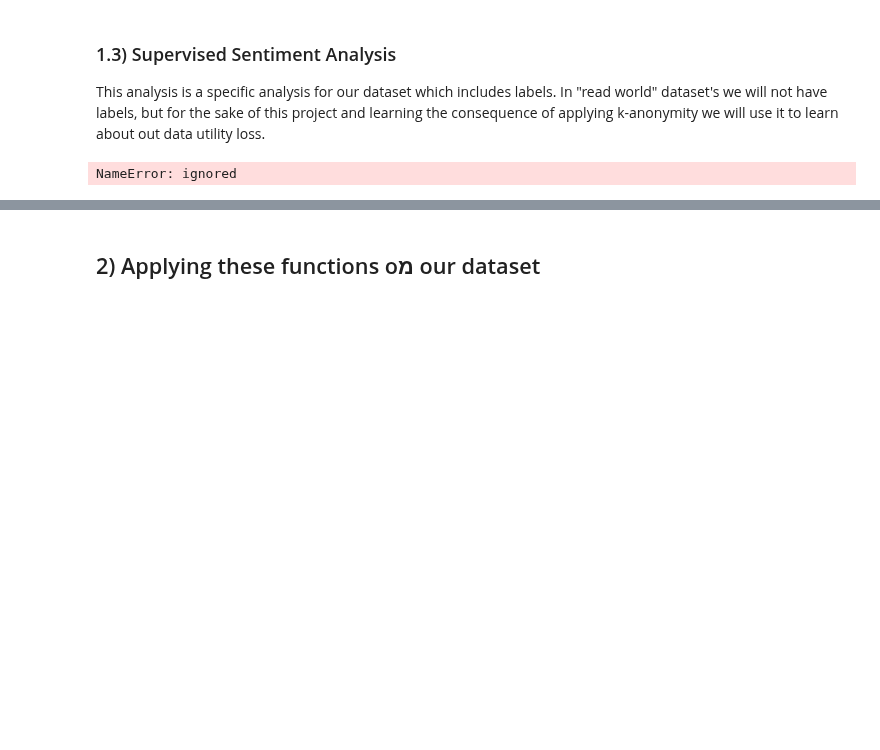
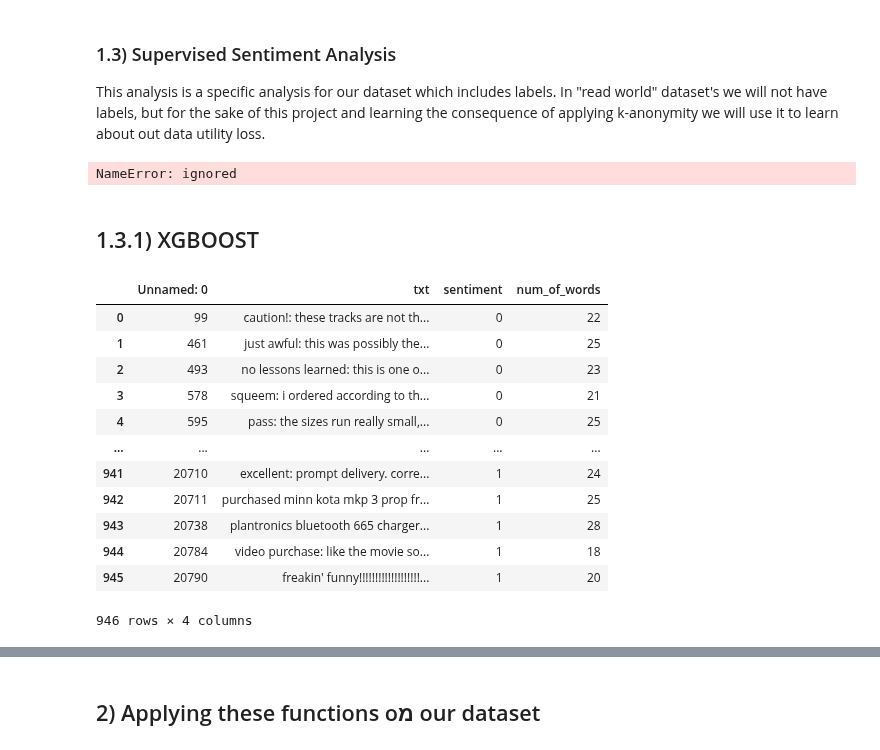
Before and after one commit to neumanh/K-anonymity-fot-texts, a Jupyter notebook: notebooks/Sentiment_Analysis_and_Stat.ipynb, the cells around one changed output, grey strips where cells are left out. Saved outputs shown, nothing was run; the diff lists cells and outputs as text; code cells hidden in the pictures; blank space fills up the shorter version.

```diff
--- a/notebooks/Sentiment_Analysis_and_Stat.ipynb
+++ b/notebooks/Sentiment_Analysis_and_Stat.ipynb
@@ -100,3 +98,5 @@ def sentiment_test(df): # df should include 'txt' and 'labels' columns [df.txt ,
   # return score
   print('Accuracy:', accuracy_score(test.labels, y_pred))
   return accuracy_score(test.labels, y_pred)
+# %% [markdown]
+## 1.3.1) XGBOOST
@@ -102,0 +109,16 @@ def sentiment_test(df): # df should include 'txt' and 'labels' columns [df.txt ,
+# %%
+df
+# %% [output]
+|  | Unnamed: 0 | txt | sentiment | num_of_words |
+| 0 | 99 | caution!: these tracks are not th... | 0 | 22 |
+| 1 | 461 | just awful: this was possibly the... | 0 | 25 |
+| 2 | 493 | no lessons learned: this is one o... | 0 | 23 |
+| 3 | 578 | squeem: i ordered according to th... | 0 | 21 |
+| 4 | 595 | pass: the sizes run really small,... | 0 | 25 |
+| ... | ... | ... | ... | ... |
+| 941 | 20710 | excellent: prompt delivery. corre... | 1 | 24 |
+| 942 | 20711 | purchased minn kota mkp 3 prop fr... | 1 | 25 |
+| 943 | 20738 | plantronics bluetooth 665 charger... | 1 | 28 |
+| 944 | 20784 | video purchase: like the movie so... | 1 | 18 |
+| 945 | 20790 | freakin' funny!!!!!!!!!!!!!!!!!!!... | 1 | 20 |
+946 rows × 4 columns
```
Also changed, not shown: parts of 16 cells of this notebook.
